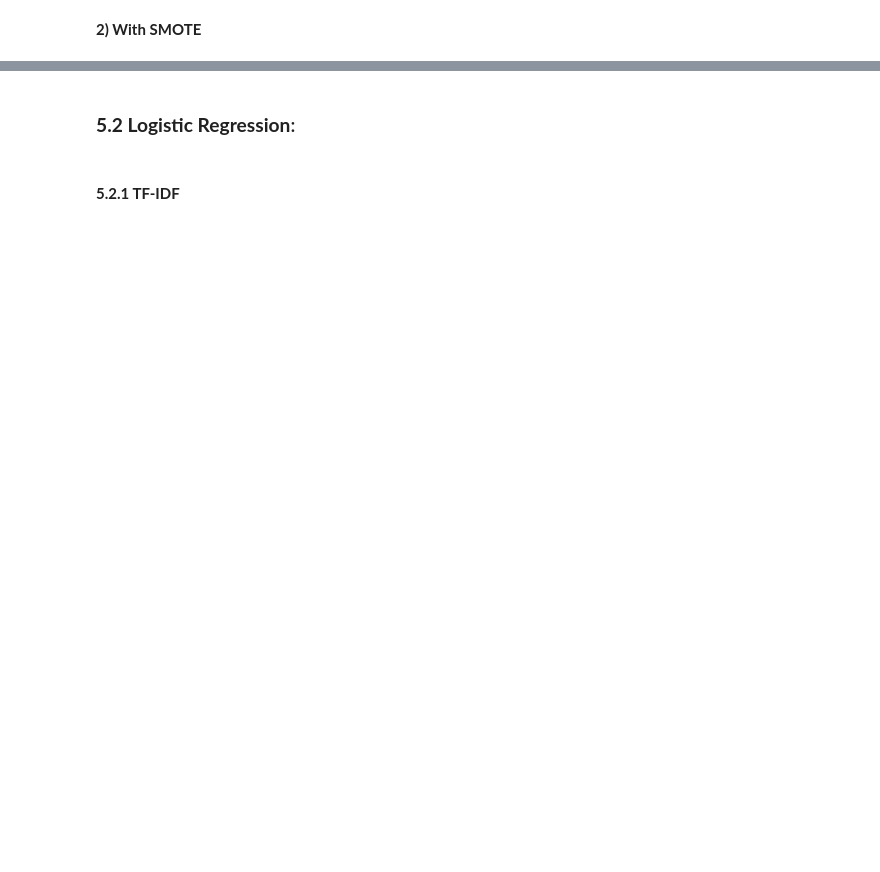
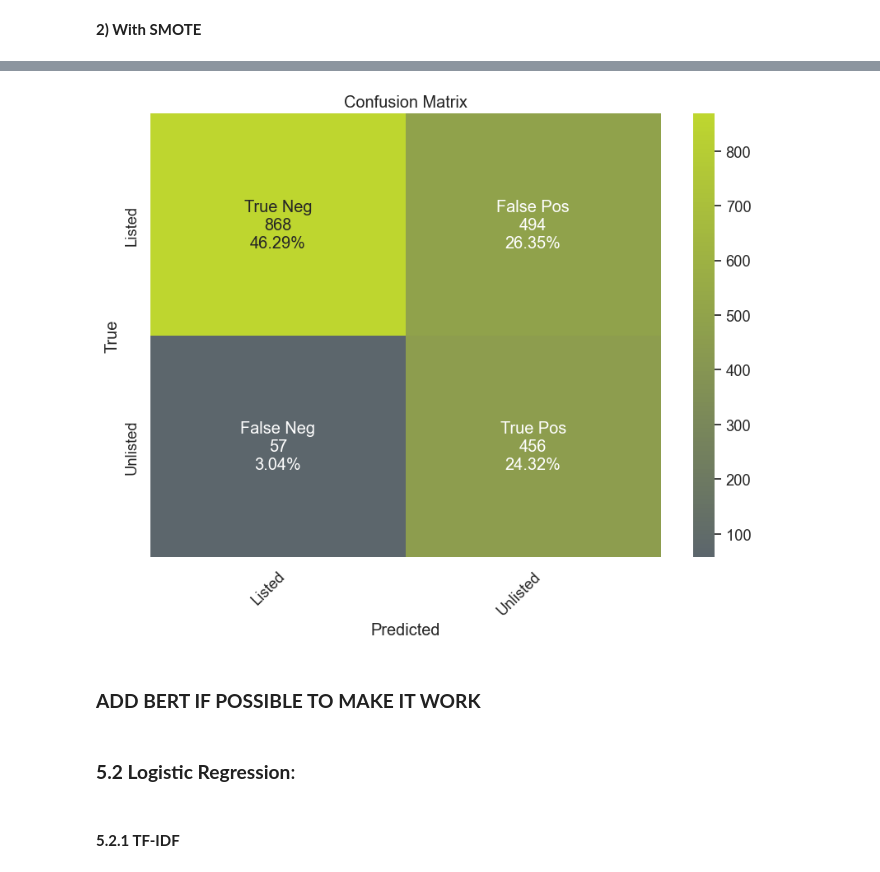
Before and after one commit to sofiacper/TM_Project, a Jupyter notebook: Project.ipynb, the cells around one changed output, grey strips where cells are left out. Drawn from its saved outputs; the diff is of its cells as text; code cells hidden in the pictures; blank space fills up the shorter version.

```diff
--- a/Project.ipynb
+++ b/Project.ipynb
@@ -2526,8 +2552,8 @@ print(X_train_smote_st.shape, y_train_smote_st.shape)
 # %%
-knn_st_s=KNeighborsClassifier(weights ='distance', n_jobs = -1)
+knn_st_s=KNeighborsClassifier(weights ='distance', n_jobs = -1,n_neighbors = 15, metric = 'cosine')
 
 knn_st_s.fit(X_train_smote_st, y_train_smote_st)
 
-knn_st_s_y_val_pred = knn_glove.predict(X_val_str)
+knn_st_s_y_val_pred = knn_st_s.predict(X_val_mini)
 
-print(classification_report(y_val, knn_st_s_y_val_pred, target_names = labels.keys()))
+print(classification_report(y_val, knn_st_s_y_val_pred, target_names = labels))
@@ -2534,5 +2569,9 @@ print(classification_report(y_val, knn_st_s_y_val_pred, target_names = labels.ke
 # %%
-plot_cm(confusion_matrix(y_val, knn_st_s_y_val_pred), list(labels.keys()))
+plot_cm(confusion_matrix(y_val, knn_st_s_y_val_pred), labels)
+# %% [output]
+[figure, added]
+# %% [markdown]
+### **ADD BERT IF POSSIBLE TO MAKE IT WORK**
 # %% [markdown]
 ### **5.2 Logistic Regression**:
 # %% [markdown]
```
Also changed, not shown: parts of 108 cells of this notebook, 1 other file.
